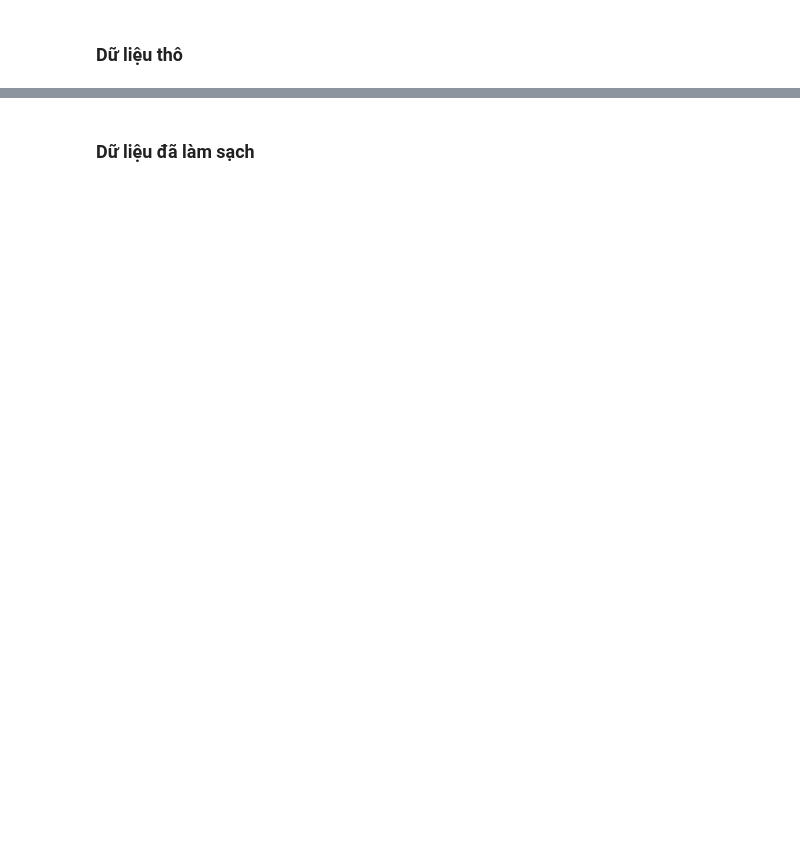
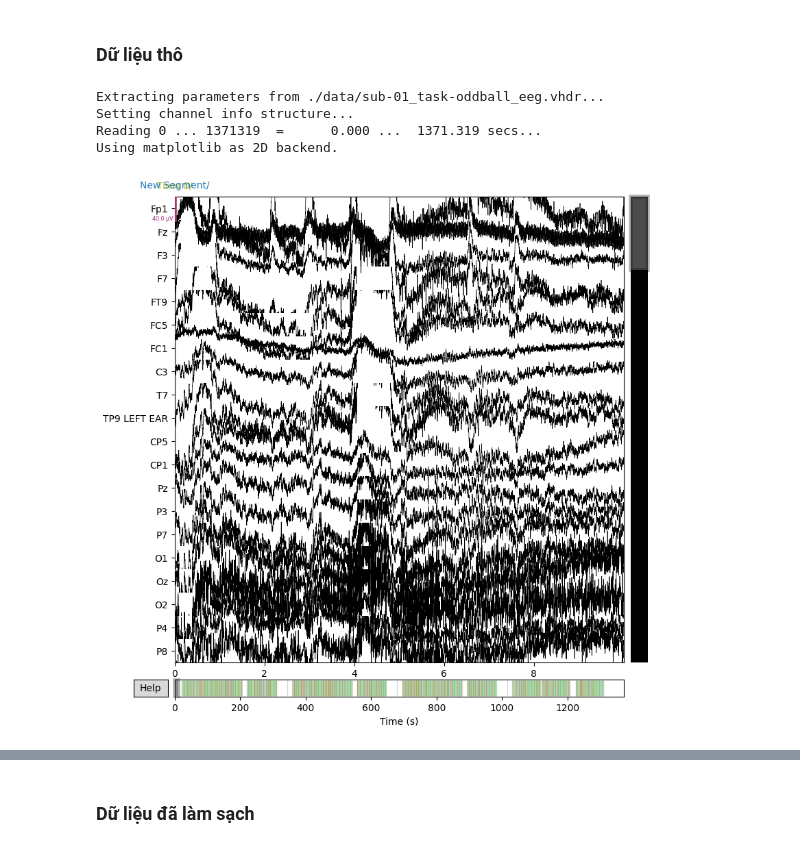
Before and after one commit to VMSSON345/EEG-Analysis, a Jupyter notebook: visualize.ipynb, the cells around one changed output, grey strips where cells are left out. Cells and saved outputs as stored; diff of their text form; code cells hidden in the pictures; blank space fills up the shorter version.

```diff
--- a/visualize.ipynb
+++ b/visualize.ipynb
@@ -1,2 +1,14 @@
 # %% [markdown]
 ### Dữ liệu thô
+# %%
+import mne
+
+raw = mne.io.read_raw_brainvision("./data/sub-01_task-oddball_eeg.vhdr", preload=True)
+
+raw.plot()
+# %% [output]
+Extracting parameters from ./data/sub-01_task-oddball_eeg.vhdr...
+Setting channel info structure...
+Reading 0 ... 1371319  =      0.000 ...  1371.319 secs...
+Using matplotlib as 2D backend.
+[figure, added]
```
Also changed, not shown: parts of 14 cells of this notebook, 7 other files.
